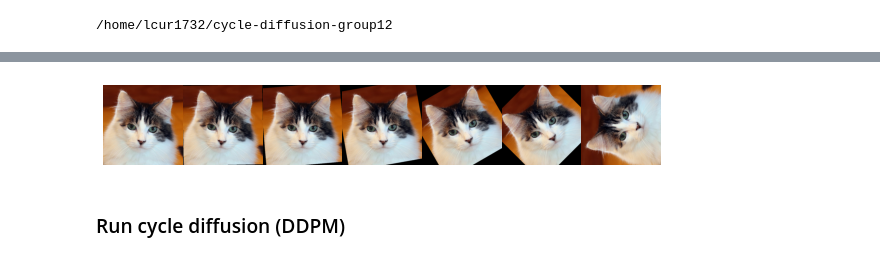
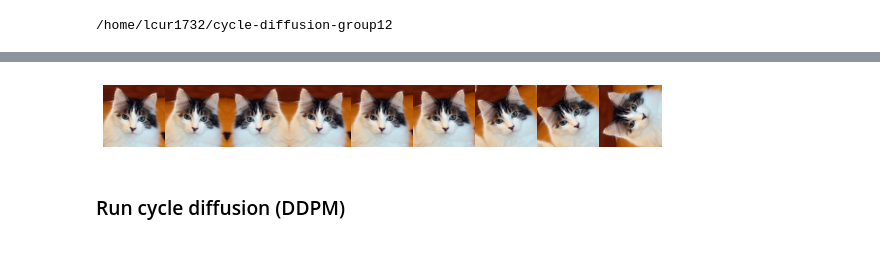
Before and after one commit to Alonixs/cycle-diffusion-group12, a Jupyter notebook: RQ1_2.ipynb, the cells around one changed output, grey strips where cells are left out. Saved outputs shown, nothing was run; the diff lists cells and outputs as text; code cells hidden in the pictures.

```diff
--- a/RQ1_2.ipynb
+++ b/RQ1_2.ipynb
@@ -104,49 +109,59 @@ angles = [0, 1, 5, 10, 30, 45, 90] # 0 is the duplicate of the original
 # %%
 # show the rotated images
-fig, axes = plt.subplots(1, 7, figsize=(10, 5))
+fig, axes = plt.subplots(1, 9, figsize=(10, 5))
 
 # Display the first image in the first subplot
 img_cat = imread(cat_path / 'flickr_cat_000008.png')
 axes[0].imshow(img_cat)
 axes[0].axis('off')
 
-# Display the second image in the second subplot
-img_cat_1 = imread(cat_path / 'flickr_cat_000008_rotated_1.png')
-axes[1].imshow(img_cat_1)
+# Display the first image in the first subplot
+img_cat_org_again = imread(cat_path / 'flickr_cat_000008rotated0.png')
+axes[1].imshow(img_cat_org_again)
 axes[1].axis('off')
 
-# Display the second image in the second subplot
-img_cat_5 = imread(cat_path / 'flickr_cat_000008_rotated_5.png')
-axes[2].imshow(img_cat_5)
+# Display the first image in the first subplot
+img_cat_flipped = imread(cat_path / 'flickr_cat_000008rotated0flipped.png')
+axes[2].imshow(img_cat_flipped)
 axes[2].axis('off')
 
 # Display the second image in the second subplot
-img_cat_10 = imread(cat_path / 'flickr_cat_000008_rotated_10.png')
-axes[3].imshow(img_cat_10)
+img_cat_1 = imread(cat_path / 'flickr_cat_000008rotated1.png')
+axes[3].imshow(img_cat_1)
 axes[3].axis('off')
 
 # Display the second image in the second subplot
-img_cat_30 = imread(cat_path / 'flickr_cat_000008_rotated_30.png')
-axes[4].imshow(img_cat_30)
+img_cat_5 = imread(cat_path / 'flickr_cat_000008rotated5.png')
+axes[4].imshow(img_cat_5)
 axes[4].axis('off')
 
 # Display the second image in the second subplot
-img_cat_45 = imread(cat_path / 'flickr_cat_000008_rotated_45.png')
-axes[5].imshow(img_cat_45)
+img_cat_10 = imread(cat_path / 'flickr_cat_000008rotated10.png')
+axes[5].imshow(img_cat_10)
 axes[5].axis('off')
 
 # Display the second image in the second subplot
-img_cat_90 = imread(cat_path / 'flickr_cat_000008_rotated_90.png')
-axes[6].imshow(img_cat_90)
+img_cat_30 = imread(cat_path / 'flickr_cat_000008rotated30.png')
+axes[6].imshow(img_cat_30)
 axes[6].axis('off')
+
+# Display the second image in the second subplot
+img_cat_45 = imread(cat_path / 'flickr_cat_000008rotated45.png')
+axes[7].imshow(img_cat_45)
+axes[7].axis('off')
+
+# Display the second image in the second subplot
+img_cat_90 = imread(cat_path / 'flickr_cat_000008rotated90.png')
+axes[8].imshow(img_cat_90)
+axes[8].axis('off')
 
 # Adjust the spacing between subplots
 plt.subplots_adjust(wspace=0)
 
 # Show the figure
 plt.show()
 # %% [output]
-[figure, old version]
+[figure, new version]
 # %% [markdown]
 ### Run cycle diffusion (DDPM)
 # %%
```
Also changed, not shown: parts of 10 cells of this notebook.
